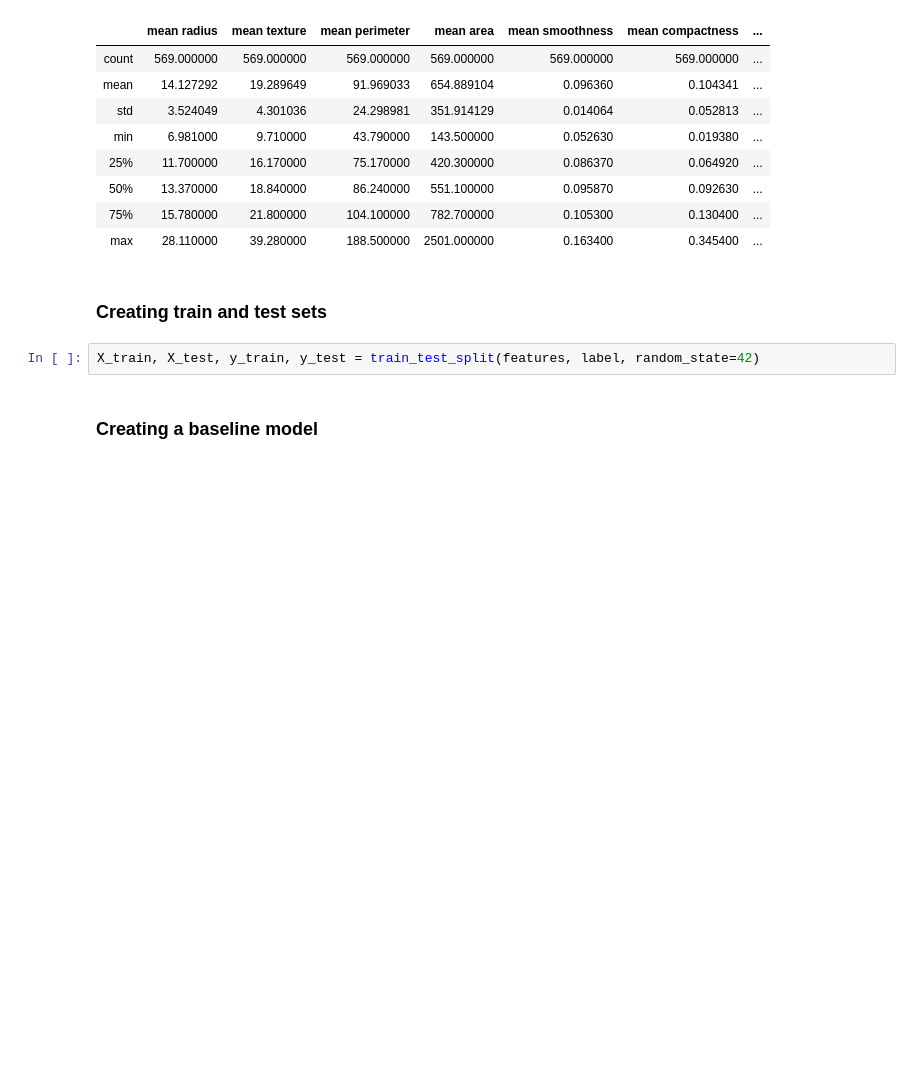
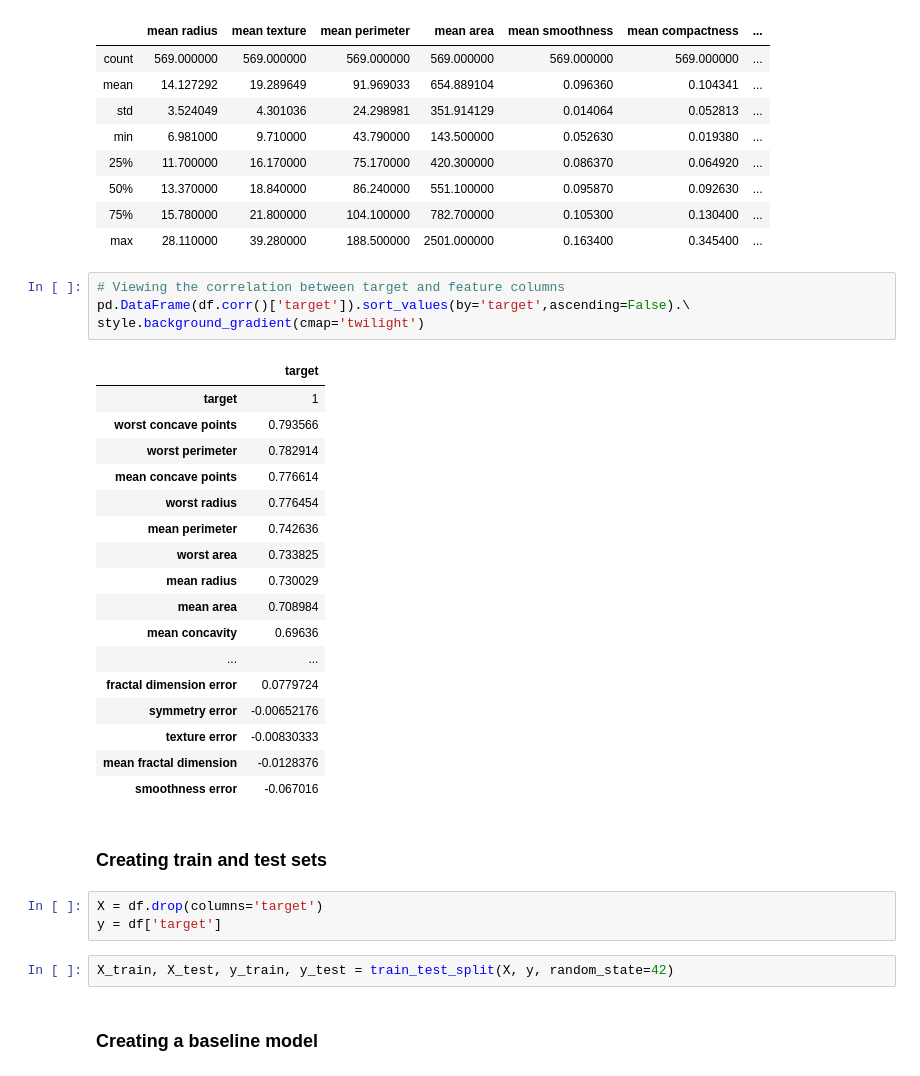
Before and after one commit to Lewis34cs/gridsearch_blog, a Jupyter notebook: gridsearch_blog.ipynb, the cells around one changed output. Saved outputs shown, nothing was run; the diff lists cells and outputs as text; blank space fills up the shorter version.

Commit message:
Switching class values, adding more text, finalizing for blog

```diff
--- a/gridsearch_blog.ipynb
+++ b/gridsearch_blog.ipynb
@@ -77,10 +114,35 @@ df.describe()
 | 50% | 13.370000 | 18.840000 | 86.240000 | 551.100000 | 0.095870 | 0.092630 | ... |
 | 75% | 15.780000 | 21.800000 | 104.100000 | 782.700000 | 0.105300 | 0.130400 | ... |
 | max | 28.110000 | 39.280000 | 188.500000 | 2501.000000 | 0.163400 | 0.345400 | ... |
+# %%
+# Viewing the correlation between target and feature columns
+pd.DataFrame(df.corr()['target']).sort_values(by='target',ascending=False).\
+style.background_gradient(cmap='twilight')
+# %% [output]
+|  | target |
+| target | 1 |
+| worst concave points | 0.793566 |
+| worst perimeter | 0.782914 |
+| mean concave points | 0.776614 |
+| worst radius | 0.776454 |
+| mean perimeter | 0.742636 |
+| worst area | 0.733825 |
+| mean radius | 0.730029 |
+| mean area | 0.708984 |
+| mean concavity | 0.69636 |
+| ... | ... |
+| fractal dimension error | 0.0779724 |
+| symmetry error | -0.00652176 |
+| texture error | -0.00830333 |
+| mean fractal dimension | -0.0128376 |
+| smoothness error | -0.067016 |
 # %% [markdown]
 ### Creating train and test sets
+# %%
+X = df.drop(columns='target')
+y = df['target']
 # %%
-X_train, X_test, y_train, y_test = train_test_split(features, label, random_state=42)
+X_train, X_test, y_train, y_test = train_test_split(X, y, random_state=42)
 # %% [markdown]
 ### Creating a baseline model
 # %%
```
Also changed, not shown: parts of 19 cells of this notebook.
